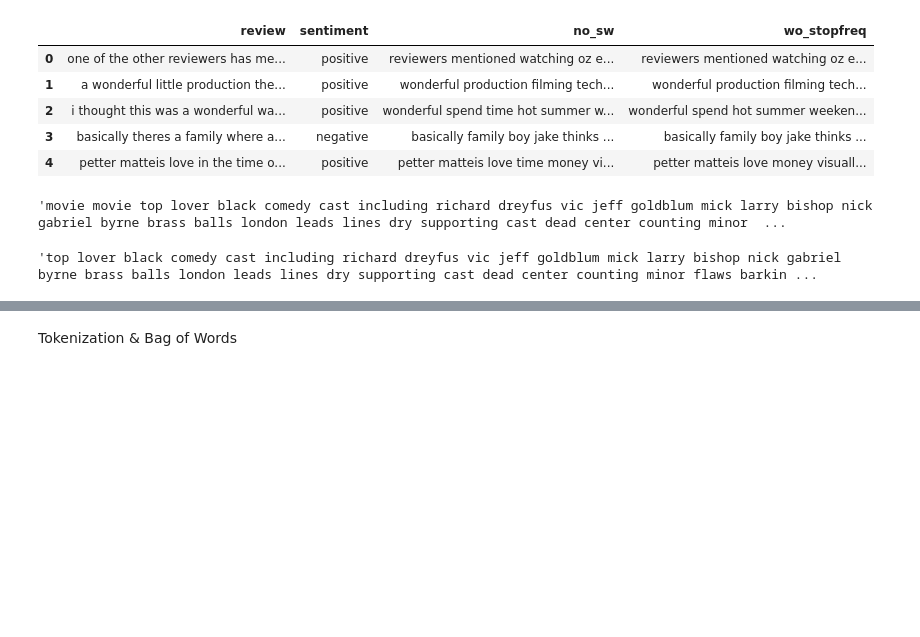
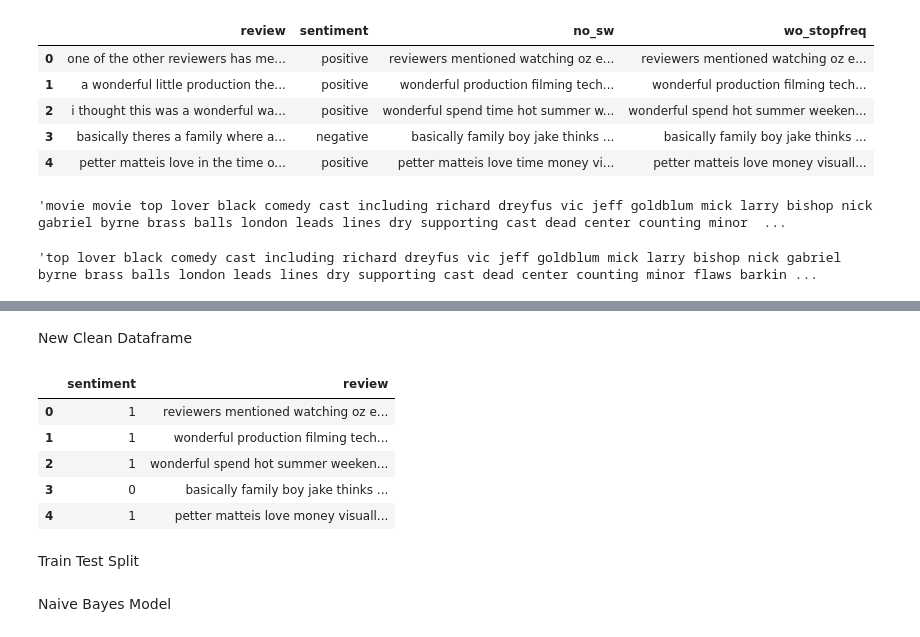
Before and after one commit to tushar9085/SentimentFlix, a Jupyter notebook: NLTK/Sentiment_analysis_naive_bayes.ipynb, the cells around one changed output, grey strips where cells are left out. Saved outputs shown, nothing was run; the diff lists cells and outputs as text; code cells hidden in the pictures; blank space fills up the shorter version.

Commit message:
bag of words, train test split done

```diff
--- a/NLTK/Sentiment_analysis_naive_bayes.ipynb
+++ b/NLTK/Sentiment_analysis_naive_bayes.ipynb
@@ -282,5 +282,19 @@ dt.head()
 | 2 | i thought this was a wonderful wa... | positive | wonderful spend time hot summer w... | wonderful spend hot summer weeken... | wonderful spend hot summer weeken... |
 | 3 | basically theres a family where a... | negative | basically family boy jake thinks ... | basically family boy jake thinks ... | basically family boy jake thinks ... |
 | 4 | petter matteis love in the time o... | positive | petter matteis love time money vi... | petter matteis love money visuall... | petter matteis love money visuall... |
-# %% [markdown]
-Tokenization & Bag of Words
+# %% [markdown]
+New Clean Dataframe
+# %%
+# create the cleaned dataframe
+
+df1=dt.drop(columns=['review','no_sw', 'wo_stopfreq'])
+df1.columns=['sentiment','review']
+df1.sentiment = [0 if each == "negative" else 1 for each in df1.sentiment]
+df1.head()
+# %% [output]
+|  | sentiment | review |
+| 0 | 1 | reviewers mentioned watching oz e... |
+| 1 | 1 | wonderful production filming tech... |
+| 2 | 1 | wonderful spend hot summer weeken... |
+| 3 | 0 | basically family boy jake thinks ... |
+| 4 | 1 | petter matteis love money visuall... |
@@ -286,0 +307,2 @@ Tokenization & Bag of Words
+# %% [markdown]
+Train Test Split
@@ -286,0 +314,2 @@ Tokenization & Bag of Words
+# %% [markdown]
+Naive Bayes Model
```
Also changed, not shown: parts of 2 cells of this notebook.
